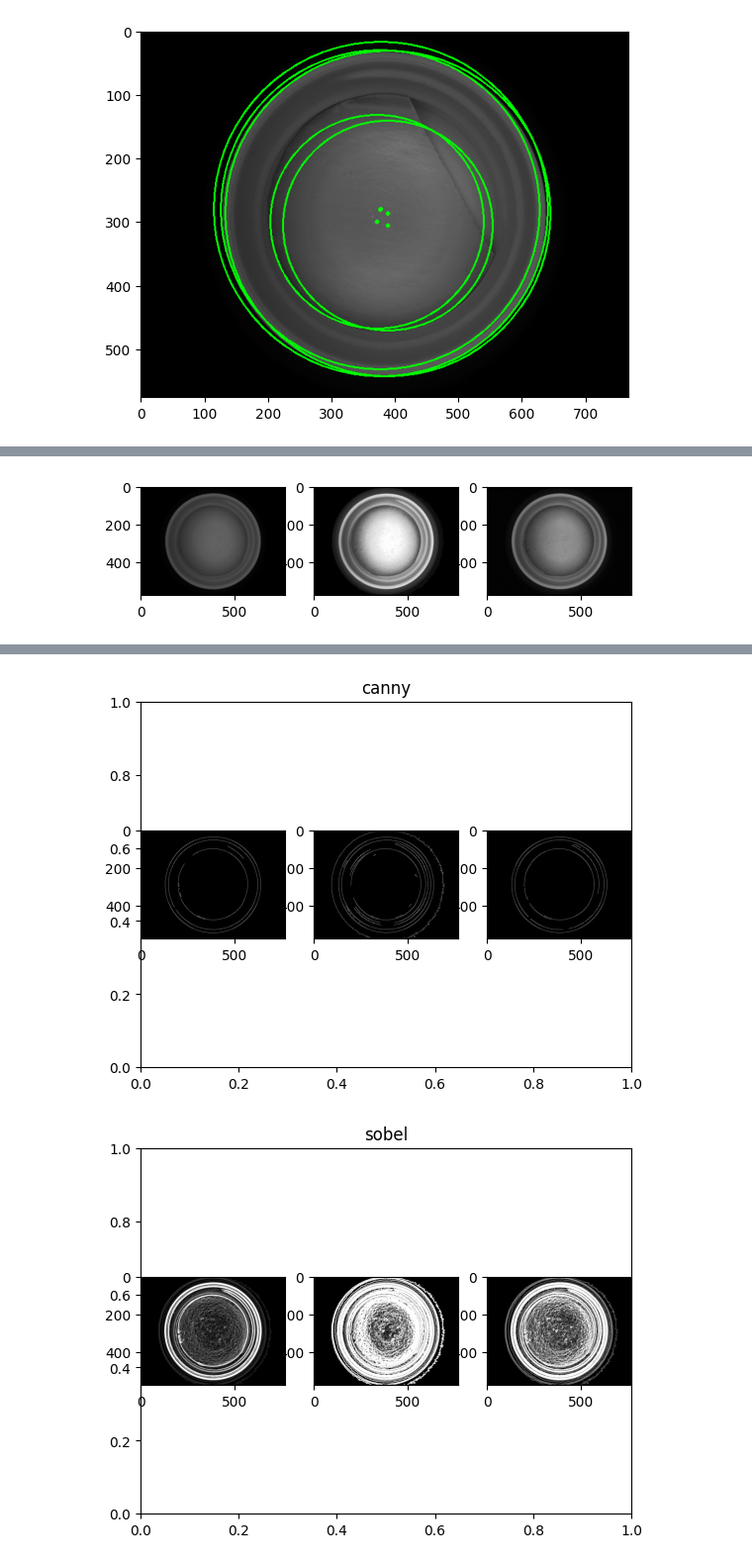
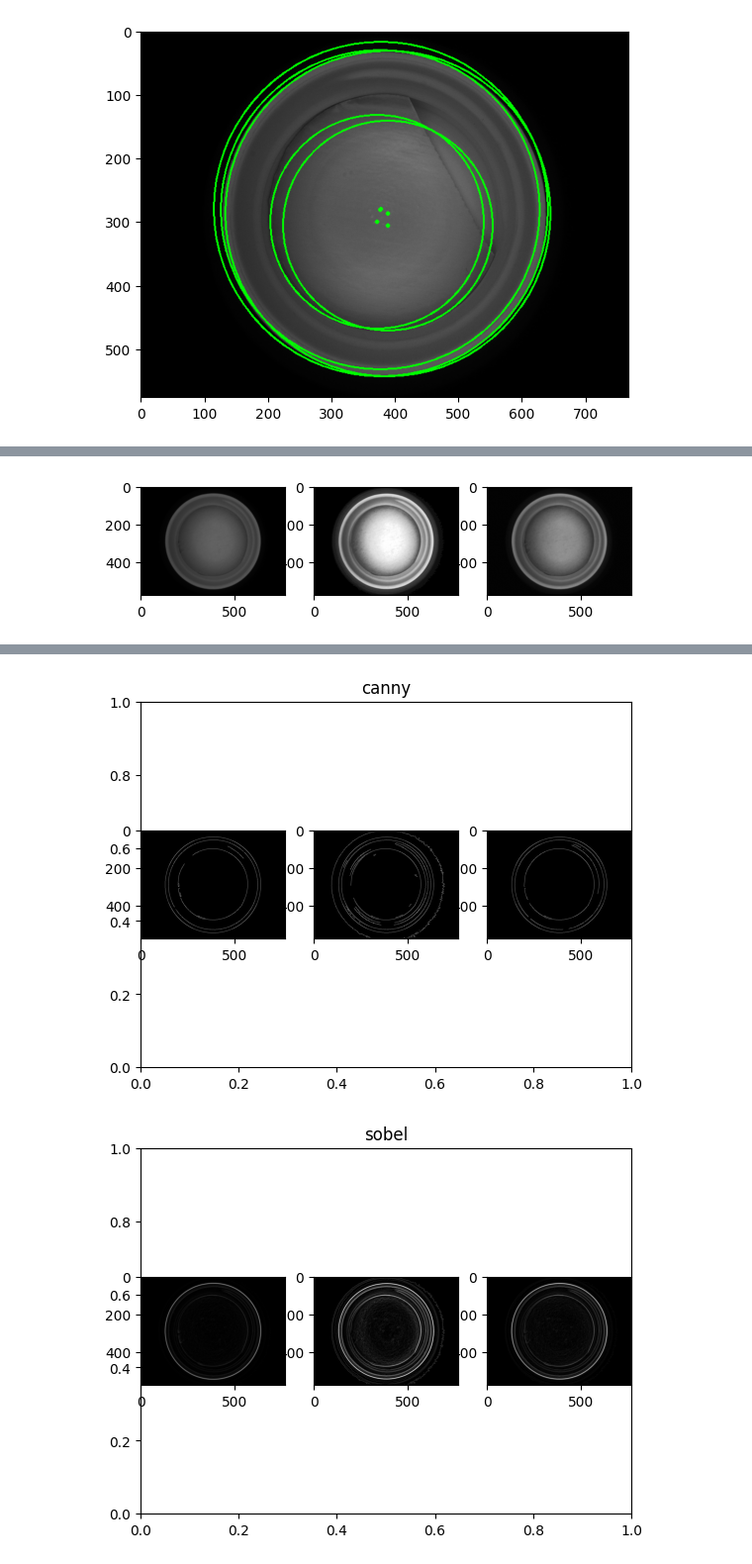
Before and after one commit to LucreziaPonti/PROJECT_cv, a Jupyter notebook: idee_strane_lu.ipynb, the cells around one changed output, grey strips where cells are left out. Shown at 99% size. Cells and saved outputs as stored; diff of their text form; code cells hidden in the pictures.

Commit message:
lucry prova cose pt2 (sobel e differenza con cerchio)

```diff
--- a/idee_strane_lu.ipynb
+++ b/idee_strane_lu.ipynb
@@ -536,37 +536,37 @@ plt.imshow(img_blur_canny,cmap='gray',vmin=0,vmax=255)
 plt.subplot(1,3,2)
 plt.imshow(equ_canny,cmap='gray',vmin=0,vmax=255)
 plt.subplot(1,3,3)
 plt.imshow(cl1_canny,cmap='gray',vmin=0,vmax=255)
 plt.show()
 
 #SOBEL
-img_blur_sobelx = cv2.Sobel(img_blur,cv2.CV_64F,1,0,ksize=5)
-img_blur_sobely = cv2.Sobel(img_blur,cv2.CV_64F,0,1,ksize=5)
+img_blur_sobelx = cv2.Sobel(img_blur,cv2.CV_64F,1,0,ksize=3)
+img_blur_sobely = cv2.Sobel(img_blur,cv2.CV_64F,0,1,ksize=3)
 img_blur_gradient_magnitude = cv2.convertScaleAbs(cv2.magnitude(img_blur_sobelx, img_blur_sobely))
-equ_sobelx = cv2.Sobel(equ,cv2.CV_64F,1,0,ksize=5)
-equ_sobely = cv2.Sobel(equ,cv2.CV_64F,0,1,ksize=5)
+equ_sobelx = cv2.Sobel(equ,cv2.CV_64F,1,0,ksize=3)
+equ_sobely = cv2.Sobel(equ,cv2.CV_64F,0,1,ksize=3)
 equ_gradient_magnitude = cv2.convertScaleAbs(cv2.magnitude(equ_sobelx, equ_sobely))
-cl1_sobelx = cv2.Sobel(cl1,cv2.CV_64F,1,0,ksize=5)
-cl1_sobely = cv2.Sobel(cl1,cv2.CV_64F,0,1,ksize=5)
+cl1_sobelx = cv2.Sobel(cl1,cv2.CV_64F,1,0,ksize=3)
+cl1_sobely = cv2.Sobel(cl1,cv2.CV_64F,0,1,ksize=3)
 cl1_gradient_magnitude = cv2.convertScaleAbs(cv2.magnitude(cl1_sobelx, cl1_sobely))
 
 # Display result
 
 plt.figure()
 plt.title("sobel")
 plt.subplot(1,3,1)
 plt.imshow(img_blur_gradient_magnitude,cmap='gray',vmin=0,vmax=255)
 plt.subplot(1,3,2)
 plt.imshow(equ_gradient_magnitude,cmap='gray',vmin=0,vmax=255)
 plt.subplot(1,3,3)
 plt.imshow(cl1_gradient_magnitude,cmap='gray',vmin=0,vmax=255)
 plt.show()
 
 cv2.waitKey(0)
 cv2.destroyAllWindows()
 # %% [output]
 [figure]
 [figure]
 [figure]
 [figure]
-[figure, old version]
+[figure, new version]
```
Also changed, not shown: parts of 1 cell of this notebook, 1 other file.
